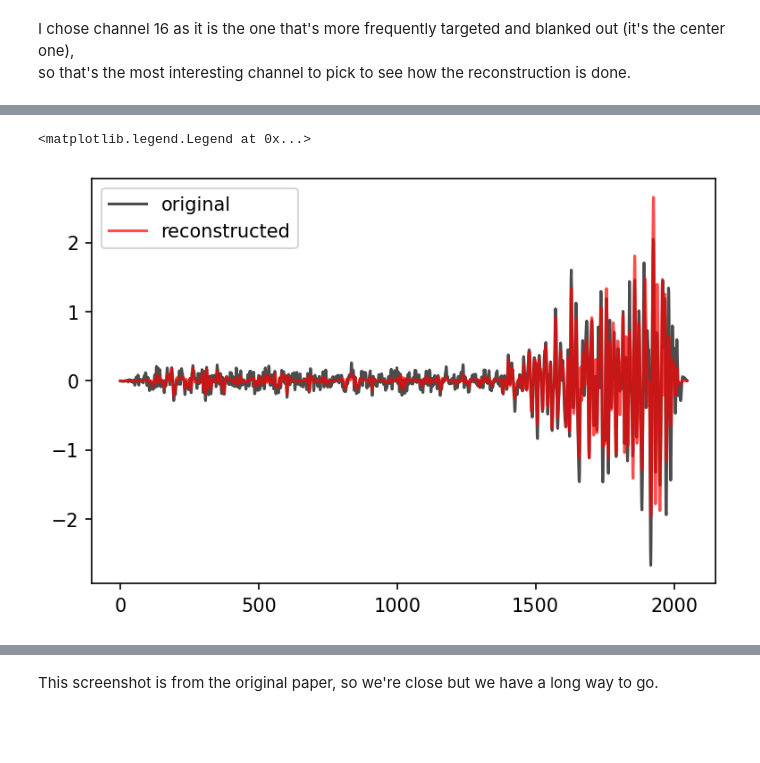
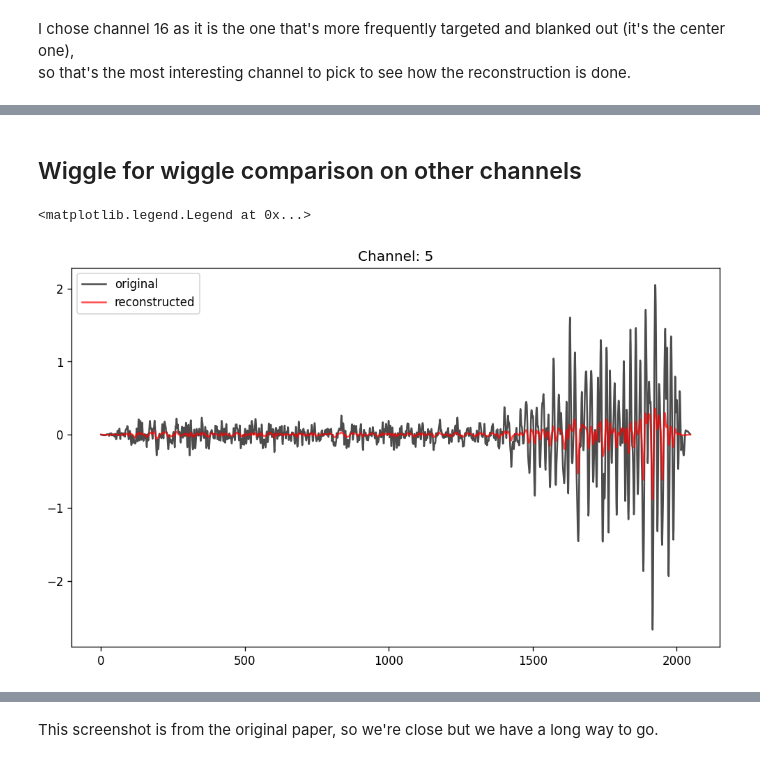
Before and after one commit to maniatisni/iDAS-self-supervised-denoising, a Jupyter notebook: testing.ipynb, the cells around one changed output, grey strips where cells are left out. Saved outputs shown, nothing was run; the diff lists cells and outputs as text; code cells hidden in the pictures; blank space fills up the shorter version.

```diff
--- a/testing.ipynb
+++ b/testing.ipynb
@@ -14,9 +15,9 @@ sampleRate = 68.27
 # Copy these parameters from the main script so that the loaded model has the same hidden layers.
 N_sub = 32
 batch_size = 56
-hidden_layers = 12
-learning_rate = 0.01
-num_epochs = 10
+hidden_layers = 4
+learning_rate = 1e-6
+num_epochs = 20
 # %% [markdown]
 ## Load Test Data
 # %%
@@ -29,8 +30,8 @@ criterion = nn.MSELoss()
 # %% [markdown]
 ## Load Trained Model
 # %%
-model = UNet(input_bands=1, output_classes=1,hidden_channels=hidden_layers)
-state = torch.load('model.pth')
+model = Denoising_UNet(input_bands=1, output_classes=1, hidden_channels=hidden_layers)
+state = torch.load('./new_model_tests/new-model-20-smallLR.pth')
 model.load_state_dict(state['model_state_dict'])
 model.eval();
 # %% [markdown]
@@ -39,8 +40,8 @@ model.eval();
 losses = []
 evals = []
 outputs = []
-for i,(eval_samples, masks) in tqdm(enumerate(test_loader)):
-    samples = eval_samples*masks.clone().detach()
+for i, (eval_samples, masks) in tqdm(enumerate(test_loader)):
+    samples = eval_samples .clone().detach()
     samples = torch.unsqueeze(samples.squeeze(), 1)
     output = model(samples)
     loss = criterion(eval_samples.squeeze(), output.squeeze()).item()
@@ -68,7 +69,7 @@ outputs_ = [taper_filter(i,1,10,sampleRate) for i in outputs]
 # %%
-batch_idx = min_loss # select batch with min loss
-event = 15 # select one of 56 events
-channel = 16 #if you want to do a line plot, pick channel
+batch_idx = min_loss  # select batch with min loss
+event = 10  # select one of 56 events
+channel = 16  #if you want to do a line plot, pick channel
 # %% [markdown]
 I chose channel 16 as it is the one that's more frequently targeted and blanked out (it's the center one),
  so that's the most interesting channel to pick to see how the reconstruction is done.
@@ -84,8 +94,12 @@ pl2 = ax2.imshow(outputs_[batch_idx][event],aspect = 'auto',cmap = 'seismic')
+# %% [markdown]
+## Wiggle for wiggle comparison on other channels
 # %%
-plt.figure(dpi=150)
-plt.plot(evals[batch_idx][event, channel],alpha=0.7,label='original',color='black')
-plt.plot(outputs_[batch_idx][event, channel],alpha=0.7,label='reconstructed',color='red')
+plt.figure(figsize=(10, 6), dpi=120)
+channel = 5
+plt.plot(evals[batch_idx][event, channel], alpha=0.7, label='original', color='black')
+plt.plot(outputs_[batch_idx][event, channel], alpha=0.7, label='reconstructed', color='red')
+plt.title(f"Channel: {channel}")
 plt.legend()
 # %% [output]
 <matplotlib.legend.Legend at 0x...>
-[figure, old version]
+[figure, new version]
```
Also changed, not shown: parts of 8 cells of this notebook, 2 other files.
